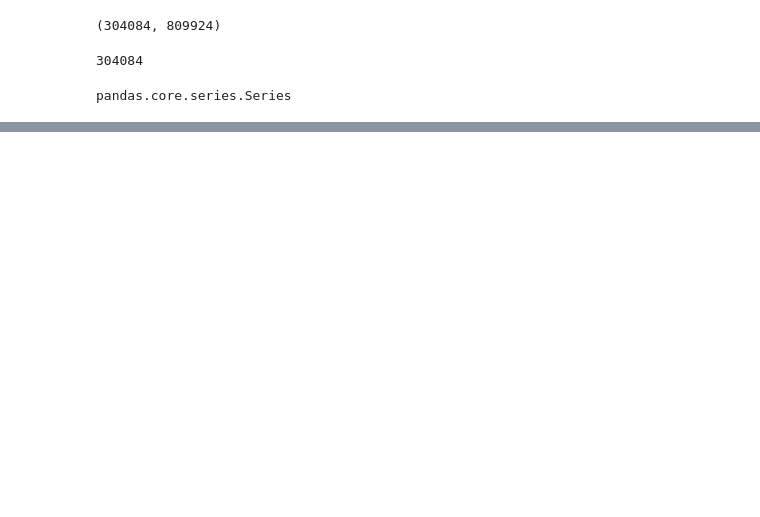
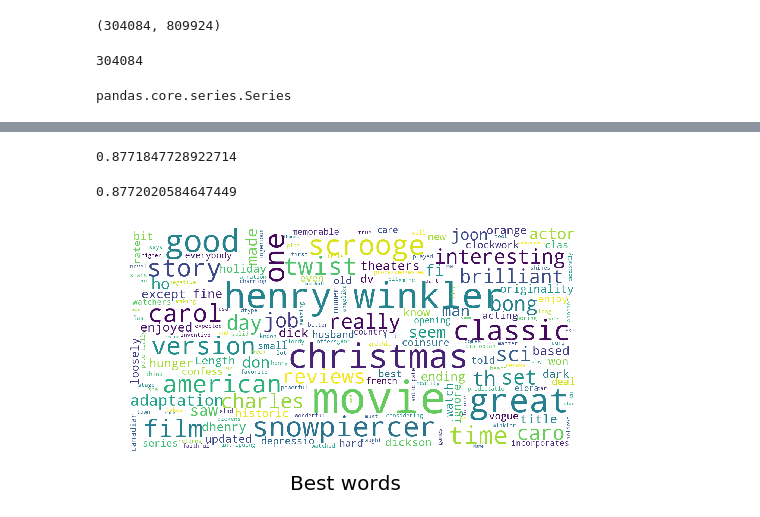
Before and after one commit to Bala000/product-recommend, a Jupyter notebook: pre_processor.ipynb, the cells around one changed output, grey strips where cells are left out. Saved outputs shown, nothing was run; the diff lists cells and outputs as text; code cells hidden in the pictures; blank space fills up the shorter version.

```diff
--- a/pre_processor.ipynb
+++ b/pre_processor.ipynb
@@ -180,7 +163,7 @@ print len(train_data)
 304084
 # %%
 #CountVectorizer to get bag of words model
-count_vectorizer = CountVectorizer(min_df = 1, ngram_range = (1, 3))
+count_vectorizer = CountVectorizer(min_df = 1, ngram_range = (1, 2))
 X_train_bags = count_vectorizer.fit_transform(train_data["processedReview"])
 
 #tfidf to bag of words
@@ -222,6 +215,6 @@ pandas.core.series.Series
 # %%
 logistic_regres = LogisticRegression(C=1e5)
-logistic_regres.fit(X_train_data, Y_train_data)
+output_model_log = logistic_regres.fit(X_train_data, Y_train_data)
 predicted_output['logistic'] = logistic_regres.predict(X_test_knn_data)
 # %%
 accuracy_score(Y_test_knn_data, predicted_output['logistic'])
@@ -259,0 +278,37 @@ final_df_knn.head()
+# %%
+predicted_output = dict();
+model = BernoulliNB().fit(X_train_data, Y_train_data)
+predicted_output['Bernoulli'] = model.predict(X_test_knn_data)
+accuracy_score(Y_test_knn_data, predicted_output['Bernoulli'])
+# %% [output]
+0.8771847728922714
+# %%
+predicted_output = dict();
+model = MultinomialNB().fit(X_train_data, Y_train_data)
+predicted_output['Multinomial'] = model.predict(X_test_knn_data)
+accuracy_score(Y_test_knn_data, predicted_output['Multinomial'])
+# %% [output]
+0.8772020584647449
+# %%
+def show_wordcloud(data, title = None):
+    wordcloud = WordCloud(
+        background_color='white',
+        stopwords=set(STOPWORDS),
+        max_words=250,
+        max_font_size=35,
+        scale=3,
+        random_state=1 # chosen at random by flipping a coin; it was heads
+    ).generate(str(data))
+
+    fig = plt.figure(1, figsize=(8, 8))
+    plt.axis('off')
+    if title:
+        fig.suptitle(title, fontsize=20)
+        fig.subplots_adjust(top=2.3)
+
+    plt.imshow(wordcloud)
+    plt.show()
+# %%
+show_wordcloud(final_df_knn[final_df_knn.predicted_rating >=4]["processedReview"], title = "Best words")
+# %% [output]
+[figure, added]
```
Also changed, not shown: parts of 11 cells of this notebook, 1 other file.
